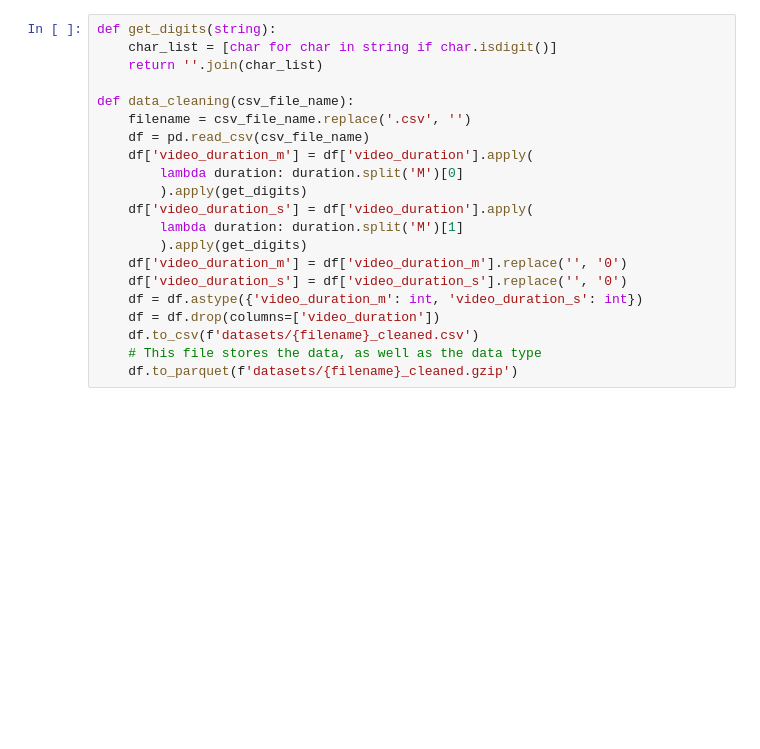
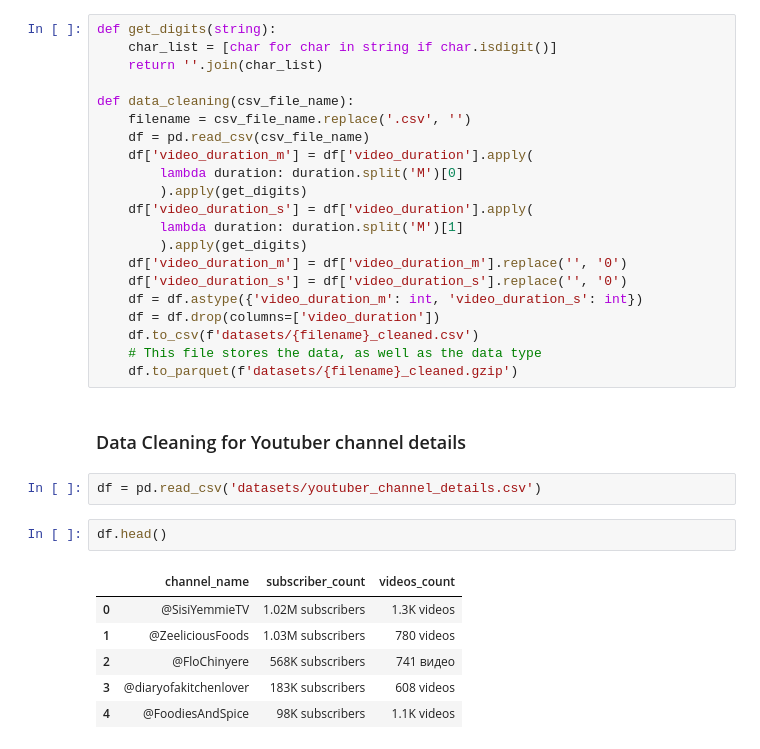
Before and after one commit to 01kazu/youtuve_channel_data_analysis, a Jupyter notebook: data_cleaning.ipynb, the cells around one changed output. Cells and saved outputs as stored; diff of their text form; blank space fills up the shorter version.

```diff
--- a/data_cleaning.ipynb
+++ b/data_cleaning.ipynb
@@ -177,3 +177,16 @@ def data_cleaning(csv_file_name):
     df.to_csv(f'datasets/{filename}_cleaned.csv')
     # This file stores the data, as well as the data type
     df.to_parquet(f'datasets/{filename}_cleaned.gzip')
+# %% [markdown]
+### Data Cleaning for Youtuber channel details
+# %%
+df = pd.read_csv('datasets/youtuber_channel_details.csv')
+# %%
+df.head()
+# %% [output]
+|  | channel_name | subscriber_count | videos_count |
+| 0 | @SisiYemmieTV | 1.02M subscribers | 1.3K videos |
+| 1 | @ZeeliciousFoods | 1.03M subscribers | 780 videos |
+| 2 | @FloChinyere | 568K subscribers | 741 видео |
+| 3 | @diaryofakitchenlover | 183K subscribers | 608 videos |
+| 4 | @FoodiesAndSpice | 98K subscribers | 1.1K videos |
```
Also changed, not shown: parts of 5 cells of this notebook, 24 other files.
